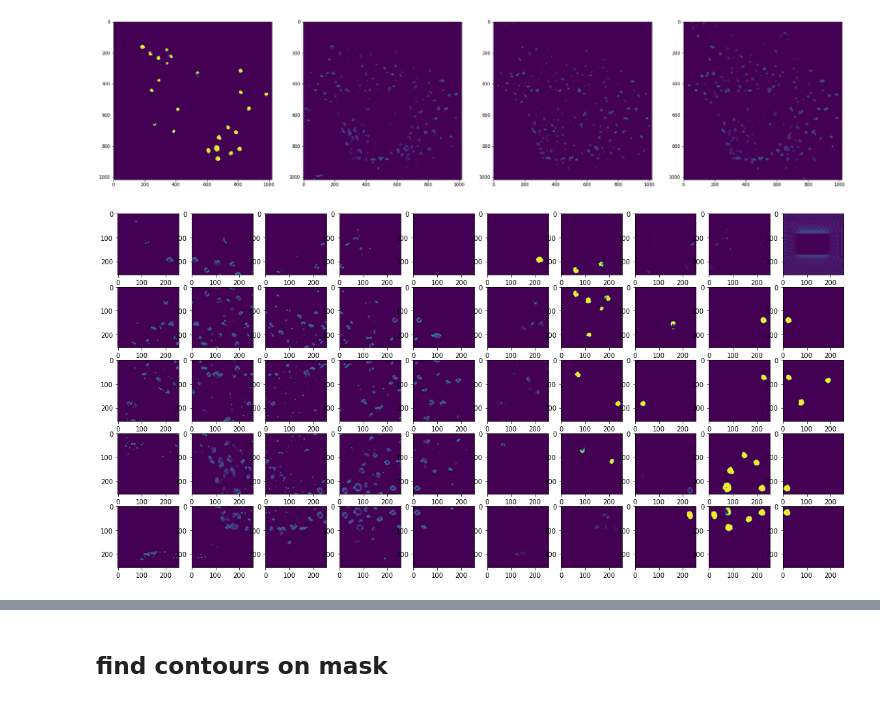
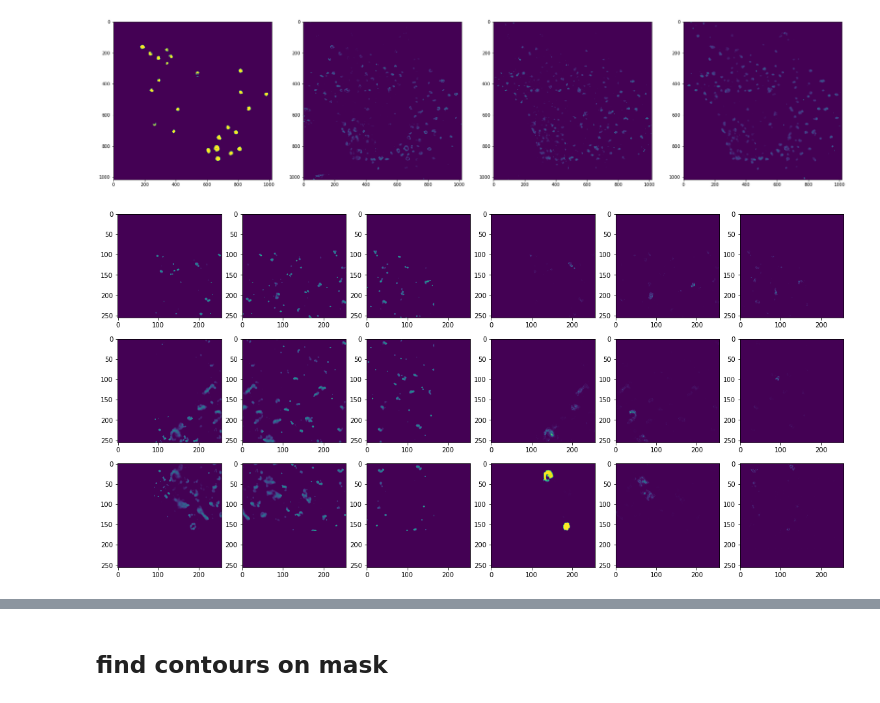
Before and after one commit to JiaaZe/Enface-giantin-project, a Jupyter notebook: jupyter_src/evaluate.ipynb, the cells around one changed output, grey strips where cells are left out. Drawn from its saved outputs; the diff is of its cells as text; code cells hidden in the pictures.

```diff
--- a/jupyter_src/evaluate.ipynb
+++ b/jupyter_src/evaluate.ipynb
@@ -200,7 +198,7 @@ plt.imshow(golgi_image_list[k][1])
 # %%
 threshold = 0.5
 # %%
-k = 4
+k = 1
 print(eval_tifpath_list[k])
 thres_mask = np.array(unpad_mask_list[k] > threshold, dtype=np.uint8)
 golgi = tf.keras.utils.normalize(golgi_image_list[k], axis=1)
@@ -221,18 +219,18 @@ if golgi_image_list[k].shape[0] == 3:
 # %%
 test_giantin_patches = tf.keras.utils.normalize(patches_giantin_list[k], axis=1)
 test_pred_mask_patches = pred_mask_patches[k]
 nrow = int(np.sqrt(test_giantin_patches.shape[0]))
 plt.figure(figsize=(20, 10))
 
 for i, patch in enumerate(test_giantin_patches):
-    pos = i // 5 * 5 + i + 1
+    pos = i // nrow * nrow + i + 1
     plt.subplot(nrow, 2 * nrow, pos)
     plt.imshow(patch)
 
     plt.subplot(nrow, 2 * nrow, pos + nrow)
     plt.imshow(test_pred_mask_patches[i])
 # %% [output]
-[figure, old version]
+[figure, new version]
 # %%
 test_pred_mask_patches = pred_mask_patches[k]
 nrow = int(np.sqrt(test_pred_mask_patches.shape[0]))
```
Also changed, not shown: parts of 23 cells of this notebook.
